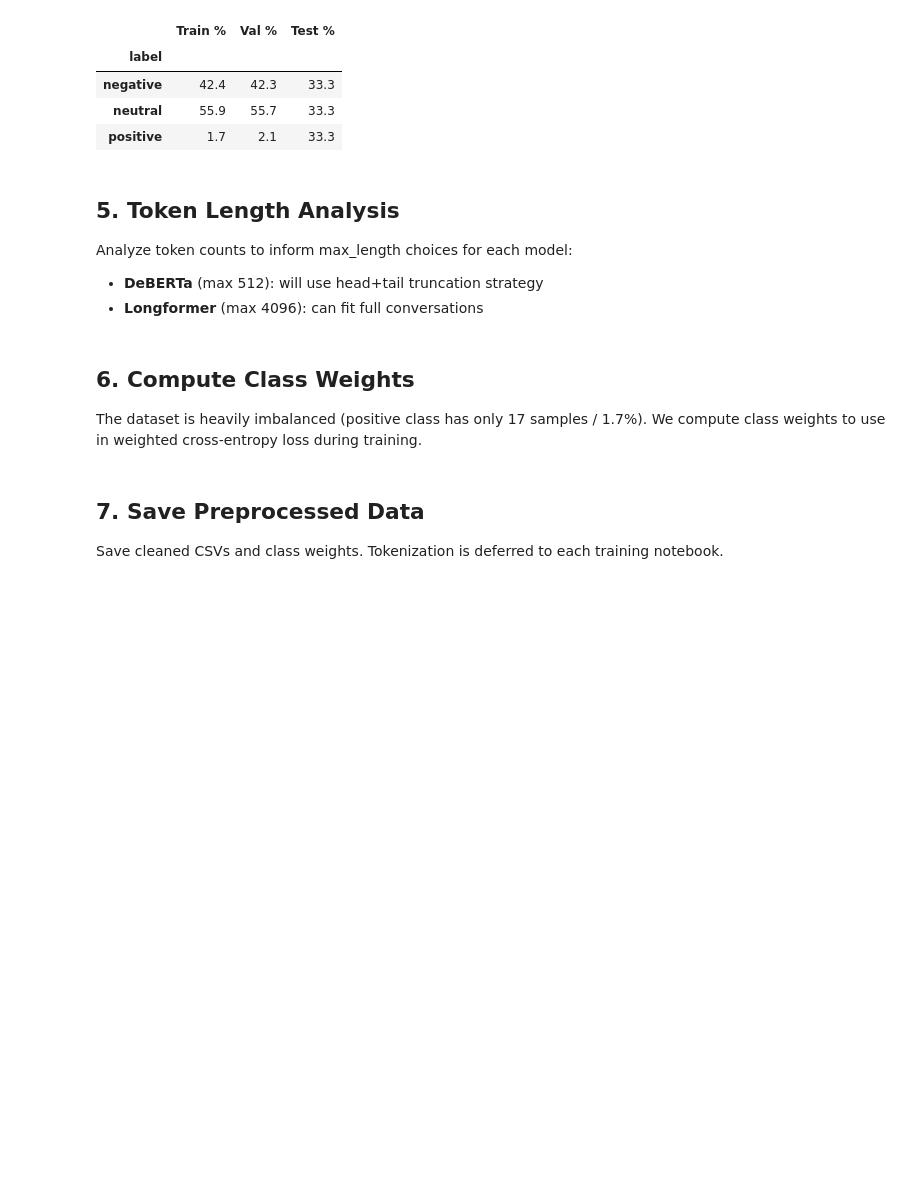
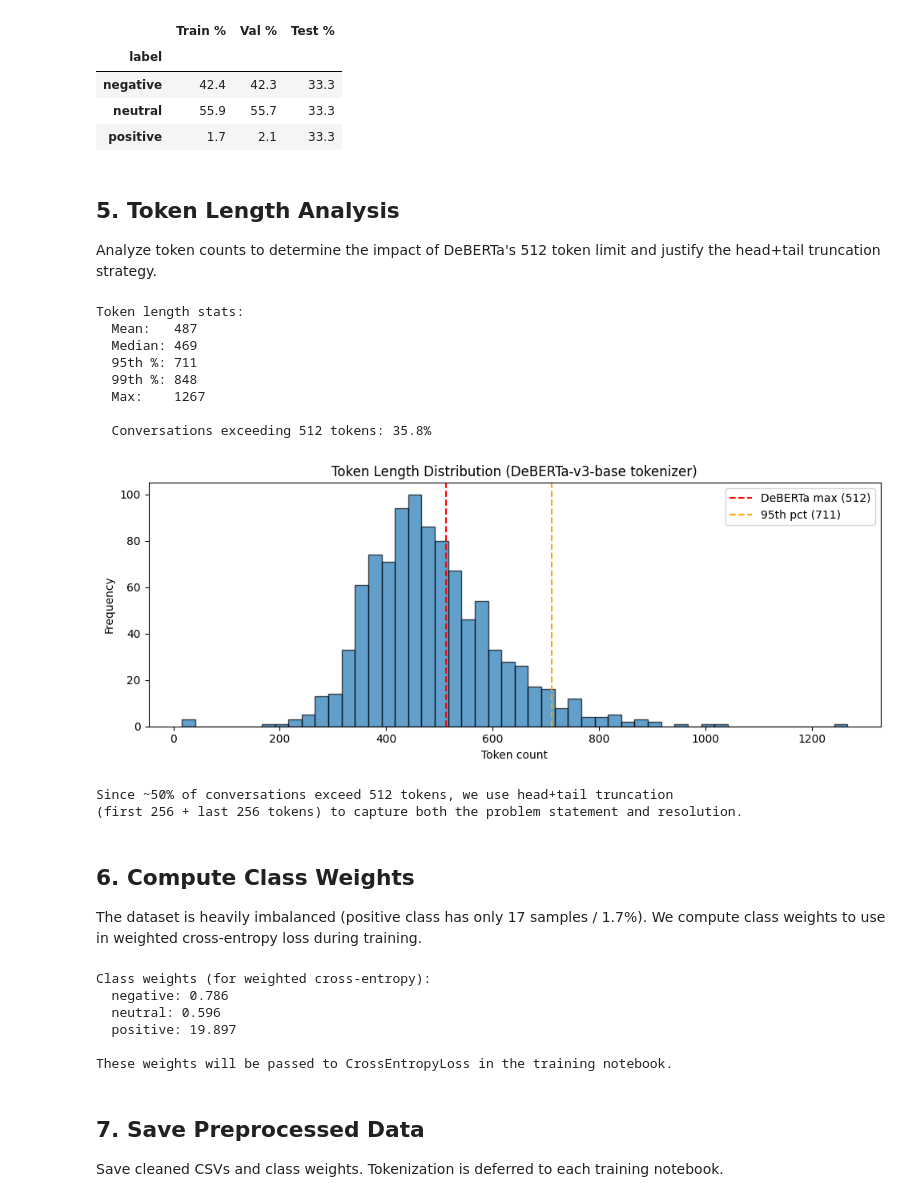
Before and after one commit to OmerFarukMerey/attention-based-customer-sentiment-analysis, a Jupyter notebook: preprocess/preprocessing.ipynb, the cells around one changed output. Saved outputs shown, nothing was run; the diff lists cells and outputs as text; code cells hidden in the pictures; blank space fills up the shorter version.

Commit message:
feat: improved preprocessing and implement deberta on the initial train notebook

```diff
--- a/preprocess/preprocessing.ipynb
+++ b/preprocess/preprocessing.ipynb
@@ -146,39 +146,50 @@ Test set:    30 samples
 # %% [markdown]
 ## 5. Token Length Analysis
 
-Analyze token counts to inform max_length choices for each model:
-- **DeBERTa** (max 512): will use head+tail truncation strategy
-- **Longformer** (max 4096): can fit full conversations
+Analyze token counts to determine the impact of DeBERTa's 512 token limit and justify the head+tail truncation strategy.
 # %%
 from transformers import AutoTokenizer
 import matplotlib.pyplot as plt
 
 tokenizer = AutoTokenizer.from_pretrained('microsoft/deberta-v3-base')
 token_lengths = train_df['conversation'].apply(lambda x: len(tokenizer.encode(x, add_special_tokens=True)))
 
 print("Token length stats:")
 print(f"  Mean:   {token_lengths.mean():.0f}")
 print(f"  Median: {token_lengths.median():.0f}")
 print(f"  95th %: {token_lengths.quantile(0.95):.0f}")
 print(f"  99th %: {token_lengths.quantile(0.99):.0f}")
 print(f"  Max:    {token_lengths.max():.0f}")
 
 pct_over_512 = (token_lengths > 512).mean() * 100
 print(f"\n  Conversations exceeding 512 tokens: {pct_over_512:.1f}%")
-print(f"  Conversations exceeding 1024 tokens: {(token_lengths > 1024).mean() * 100:.1f}%")
 
 fig, ax = plt.subplots(figsize=(10, 4))
 ax.hist(token_lengths, bins=50, edgecolor='black', alpha=0.7)
 ax.axvline(512, color='r', linestyle='--', label='DeBERTa max (512)')
-ax.axvline(4096, color='g', linestyle='--', label='Longformer max (4096)')
 ax.axvline(token_lengths.quantile(0.95), color='orange', linestyle='--',
            label=f'95th pct ({token_lengths.quantile(0.95):.0f})')
 ax.set_xlabel('Token count')
 ax.set_ylabel('Frequency')
-ax.set_title('Token Length Distribution (train set)')
+ax.set_title('Token Length Distribution (DeBERTa-v3-base tokenizer)')
 ax.legend()
 plt.tight_layout()
 plt.show()
+
+print("\nSince ~50% of conversations exceed 512 tokens, we use head+tail truncation")
+print("(first 256 + last 256 tokens) to capture both the problem statement and resolution.")
+# %% [output]
+Token length stats:
+  Mean:   487
+  Median: 469
+  95th %: 711
+  99th %: 848
+  Max:    1267
+
+  Conversations exceeding 512 tokens: 35.8%
+[figure, added]
+Since ~50% of conversations exceed 512 tokens, we use head+tail truncation
+(first 256 + last 256 tokens) to capture both the problem statement and resolution.
 # %% [markdown]
 ## 6. Compute Class Weights
 
@@ -197,7 +208,14 @@ print("Class weights (for weighted cross-entropy):")
 for cls, w in class_weight_dict.items():
     print(f"  {cls}: {w}")
 
-print(f"\nThese weights will be passed to CrossEntropyLoss in both training notebooks.")
+print(f"\nThese weights will be passed to CrossEntropyLoss in the training notebook.")
+# %% [output]
+Class weights (for weighted cross-entropy):
+  negative: 0.786
+  neutral: 0.596
+  positive: 19.897
+
+These weights will be passed to CrossEntropyLoss in the training notebook.
 # %% [markdown]
 ## 7. Save Preprocessed Data
 
```
Also changed, not shown: parts of 3 cells of this notebook, 3 other files.
